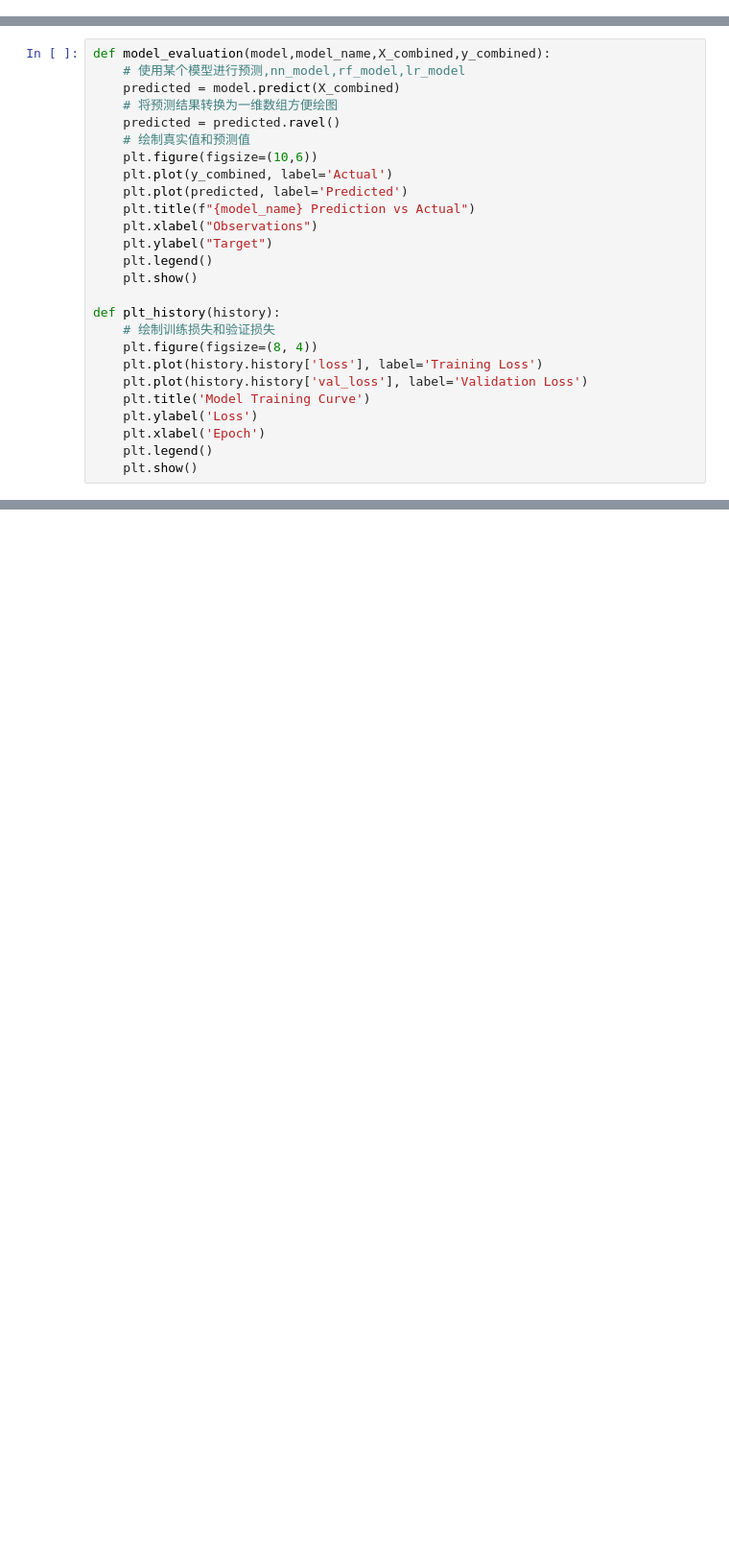
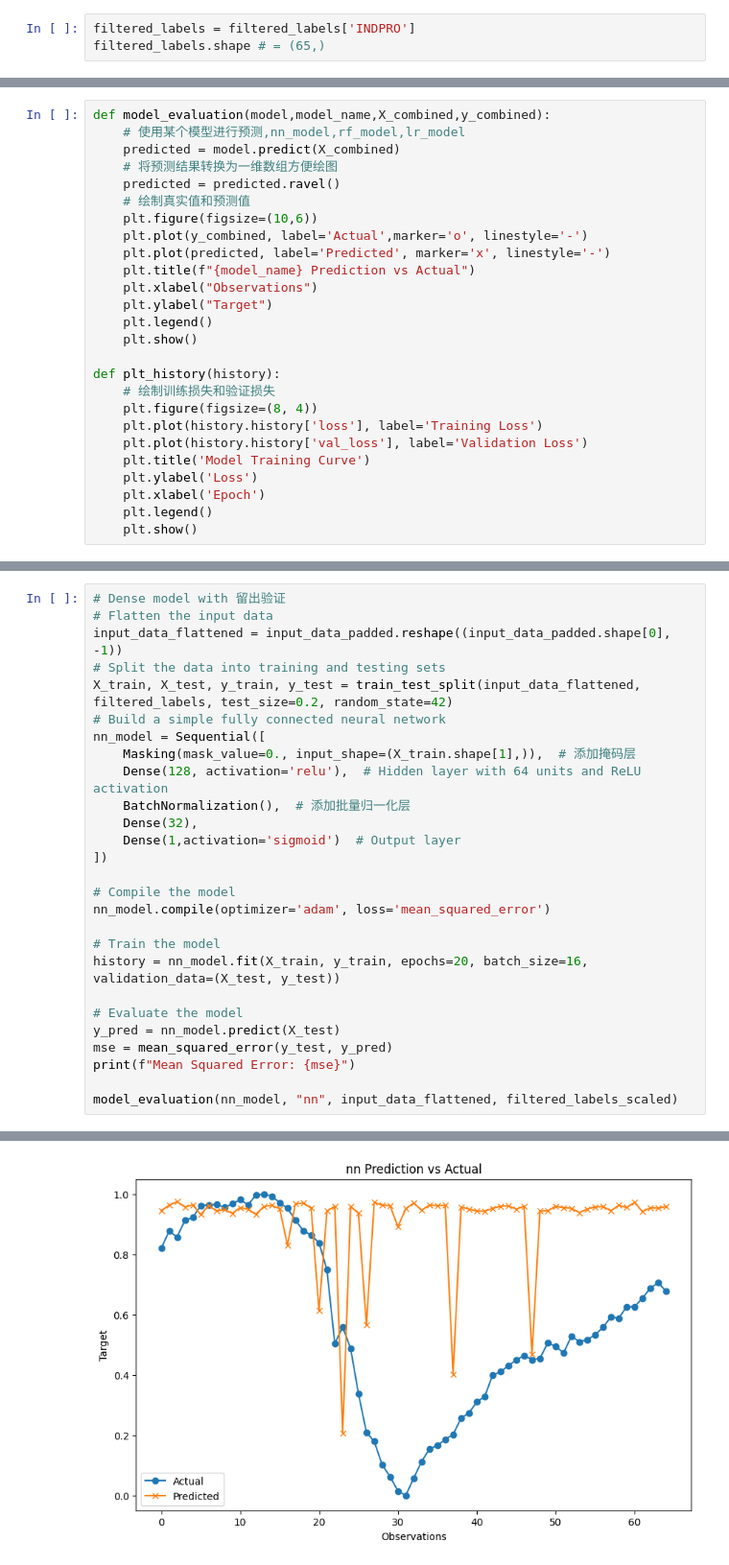
Before and after one commit to Wong-F/Eeconomic-index-prediction-based-on-newspapers, a Jupyter notebook: 日粒度-掩码预测.ipynb, the cells around one changed output, grey strips where cells are left out. Shown: that part at 96% size. Drawn from its saved outputs; the diff is of its cells as text; blank space fills up the shorter version.

```diff
--- a/日粒度-掩码预测.ipynb
+++ b/日粒度-掩码预测.ipynb
@@ -70,0 +76,3 @@ filtered_labels.shape # = (59, 1)
+# %%
+filtered_labels = filtered_labels['INDPRO']
+filtered_labels.shape # = (65,)
@@ -177,8 +110,8 @@ def model_evaluation(model,model_name,X_combined,y_combined):
     predicted = predicted.ravel()
     # 绘制真实值和预测值
     plt.figure(figsize=(10,6))
-    plt.plot(y_combined, label='Actual')
-    plt.plot(predicted, label='Predicted')
+    plt.plot(y_combined, label='Actual',marker='o', linestyle='-')
+    plt.plot(predicted, label='Predicted', marker='x', linestyle='-')
     plt.title(f"{model_name} Prediction vs Actual")
     plt.xlabel("Observations")
     plt.ylabel("Target")
@@ -208,0 +213,28 @@ plt_history(history)
+# %%
+# Dense model with 留出验证
+# Flatten the input data
+input_data_flattened = input_data_padded.reshape((input_data_padded.shape[0], -1))
+# Split the data into training and testing sets
+X_train, X_test, y_train, y_test = train_test_split(input_data_flattened, filtered_labels, test_size=0.2, random_state=42)
+# Build a simple fully connected neural network
+nn_model = Sequential([
+    Masking(mask_value=0., input_shape=(X_train.shape[1],)),  # 添加掩码层
+    Dense(128, activation='relu'),  # Hidden layer with 64 units and ReLU activation
+    BatchNormalization(),  # 添加批量归一化层
+    Dense(32),
+    Dense(1,activation='sigmoid')  # Output layer
+])
+
+# Compile the model
+nn_model.compile(optimizer='adam', loss='mean_squared_error')
+
+# Train the model
+history = nn_model.fit(X_train, y_train, epochs=20, batch_size=16, validation_data=(X_test, y_test))
+
+# Evaluate the model
+y_pred = nn_model.predict(X_test)
+mse = mean_squared_error(y_test, y_pred)
+print(f"Mean Squared Error: {mse}")
+
+model_evaluation(nn_model, "nn", input_data_flattened, filtered_labels_scaled)
+# %% [output]
@@ -208,0 +258 @@ plt_history(history)
+[figure, added]
```
Also changed, not shown: parts of 25 cells of this notebook, 1 other file.
